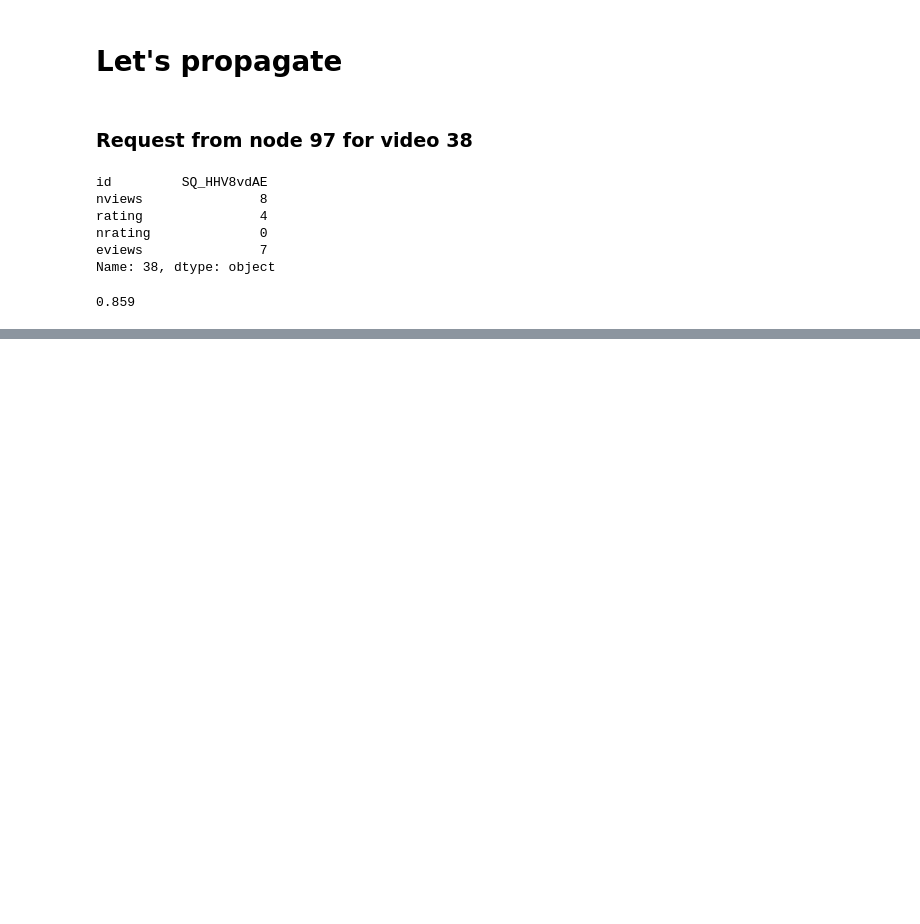
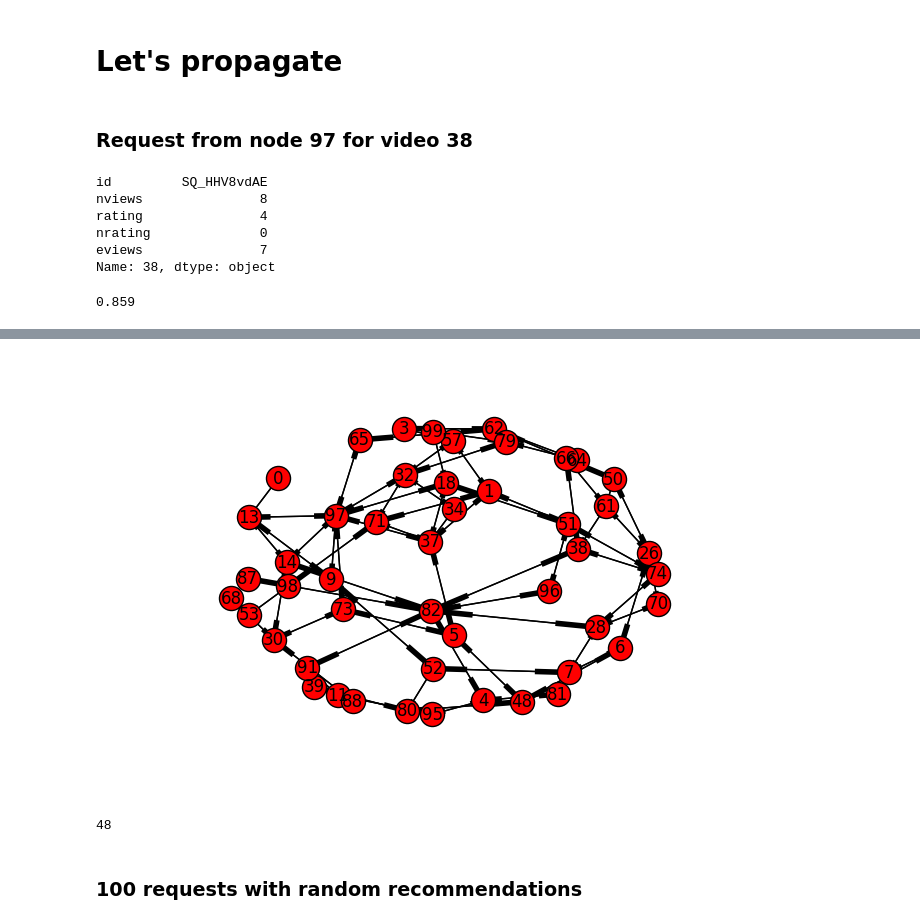
Before and after one commit to SubhankarGhosh/NetworkX, a Jupyter notebook: Paper.ipynb, the cells around one changed output, grey strips where cells are left out. Drawn from its saved outputs; the diff is of its cells as text; code cells hidden in the pictures; blank space fills up the shorter version.

```diff
--- a/Paper.ipynb
+++ b/Paper.ipynb
@@ -529,3 +577,5 @@ ShR_thr = 0.1
+# %%
+ShR_thr = 2
 # %% [markdown]
 # Let's propagate
 # %% [markdown]
@@ -545,10 +595,11 @@ G.node[97]['Sharing_Rate']
 # %% [output]
 0.859
 # %%
-VwR_thr = 0.1
+VwR_thr = 2
 nodeSt = 97
 queue = [nodeSt]
 visited_nodes = set()
+path = set()
 for node in queue:
     if VwR_thr <= (df.ix[38,'rating']*G.node[node]['ViRt']):
         df.ix[38,'nviews'] += 1
@@ -557,6 +608,7 @@ for node in queue:
         neighbors = G.neighbors(node)
         queue.remove(node)
         visited_nodes.add(node)
+        path.add(node)
         queue.extend([n for n in neighbors if n not in visited_nodes])
         df.ix[38,'eviews'] += len(neighbors)
 # %% [output]
@@ -588 +640,12 @@ eviews             836
 Name: 38, dtype: object
+# %%
+newG = G.subgraph(path)
+nx.draw(newG, with_labels=True)
+# %% [output]
+[figure, added]
+# %%
+len(path)
+# %% [output]
+48
+# %% [markdown]
+### 100 requests with random recommendations
```
Also changed, not shown: parts of 13 cells of this notebook.
